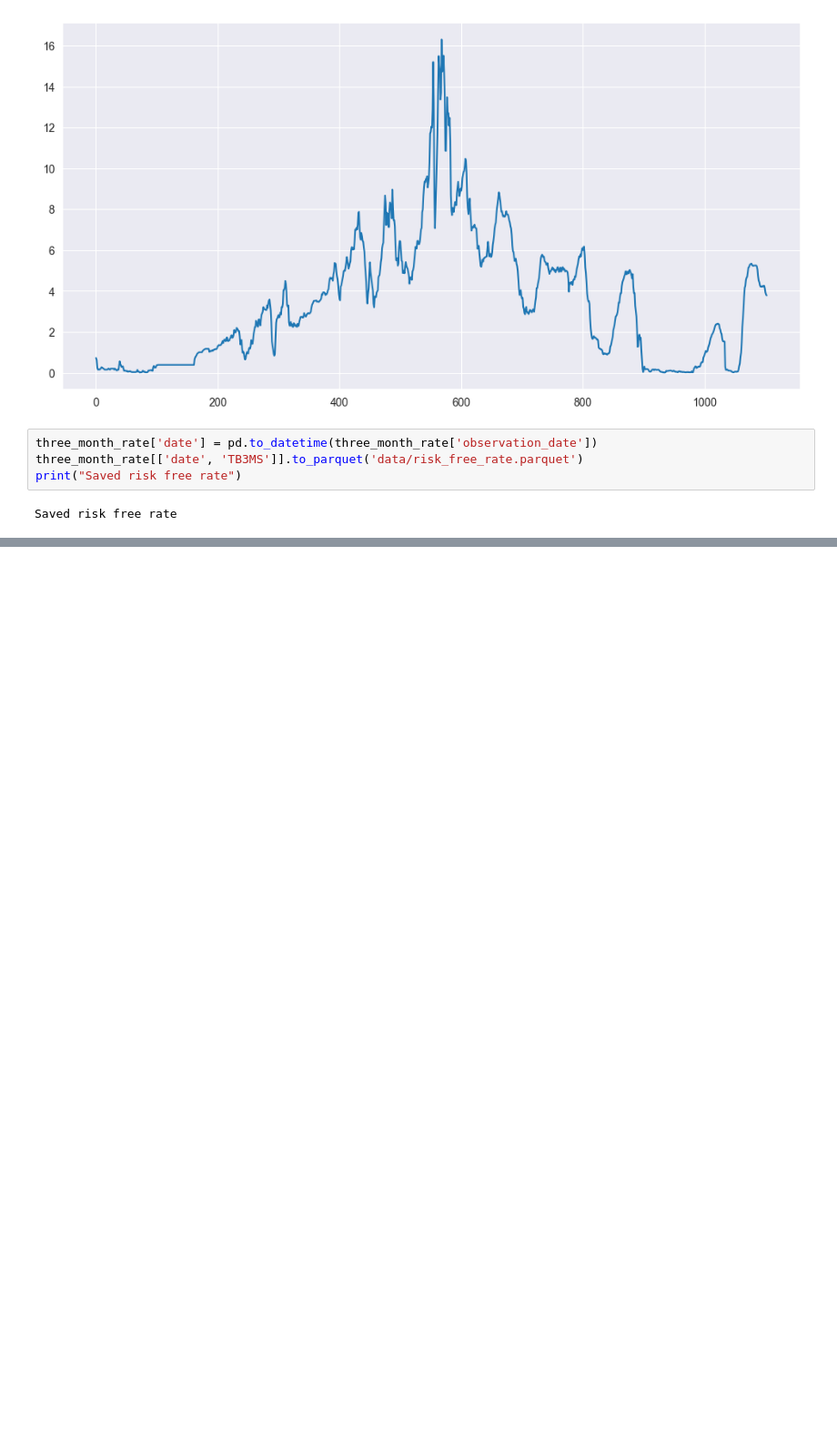
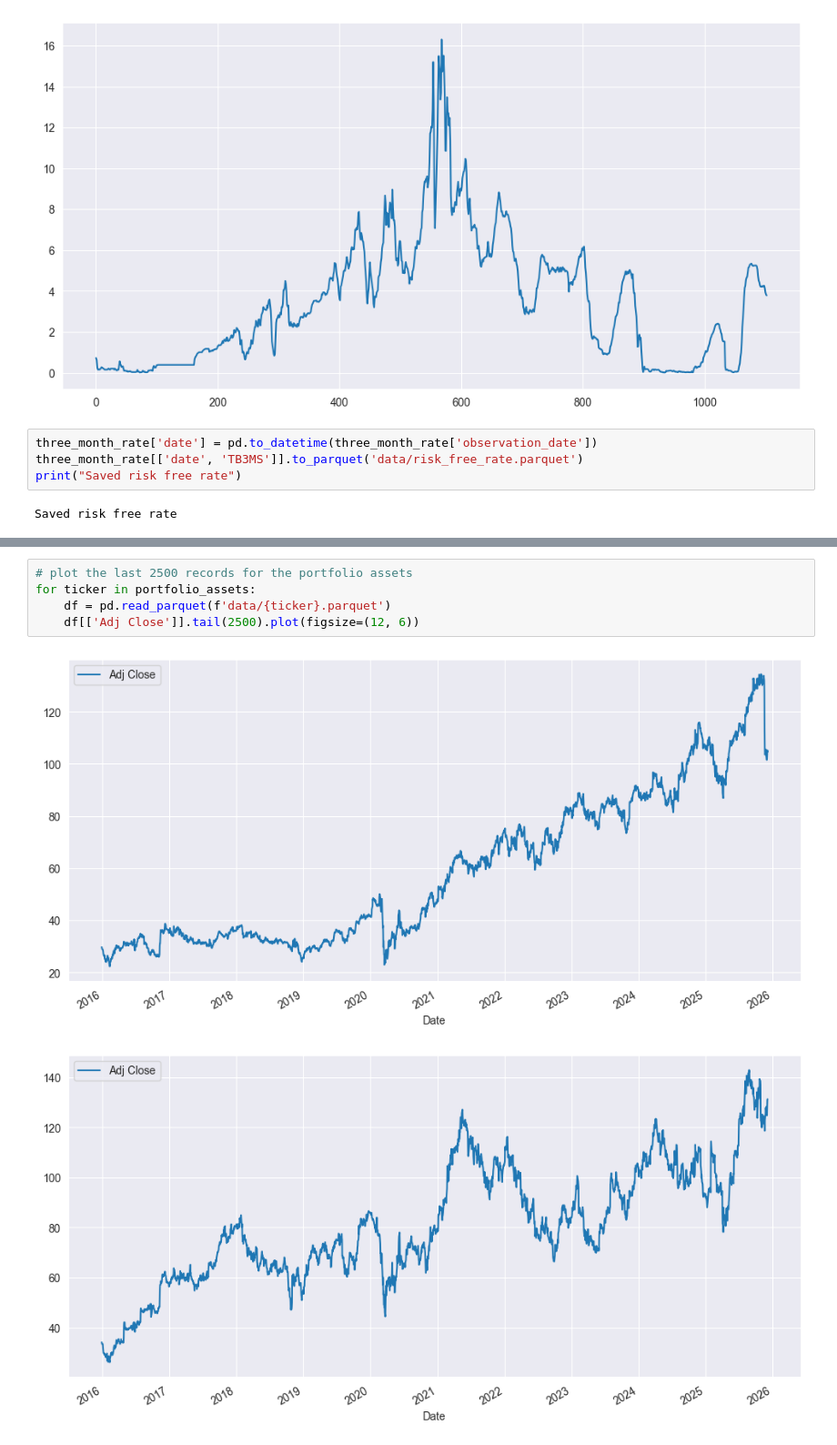
Before and after one commit to ttoe05/mean-reversion-strategy, a Jupyter notebook: src/model_pipeline_testing.ipynb, the cells around one changed output, grey strips where cells are left out. Shown at 91% size. Cells and saved outputs as stored; diff of their text form; blank space fills up the shorter version.

```diff
--- a/src/model_pipeline_testing.ipynb
+++ b/src/model_pipeline_testing.ipynb
@@ -183,0 +262,8 @@ Saved risk free rate
+# %%
+# plot the last 2500 records for the portfolio assets
+for ticker in portfolio_assets:
+    df = pd.read_parquet(f'data/{ticker}.parquet')
+    df[['Adj Close']].tail(2500).plot(figsize=(12, 6))
+# %% [output]
+[figure, added]
+[figure, added]
```
Also changed, not shown: parts of 5 cells of this notebook, 13 other files.
